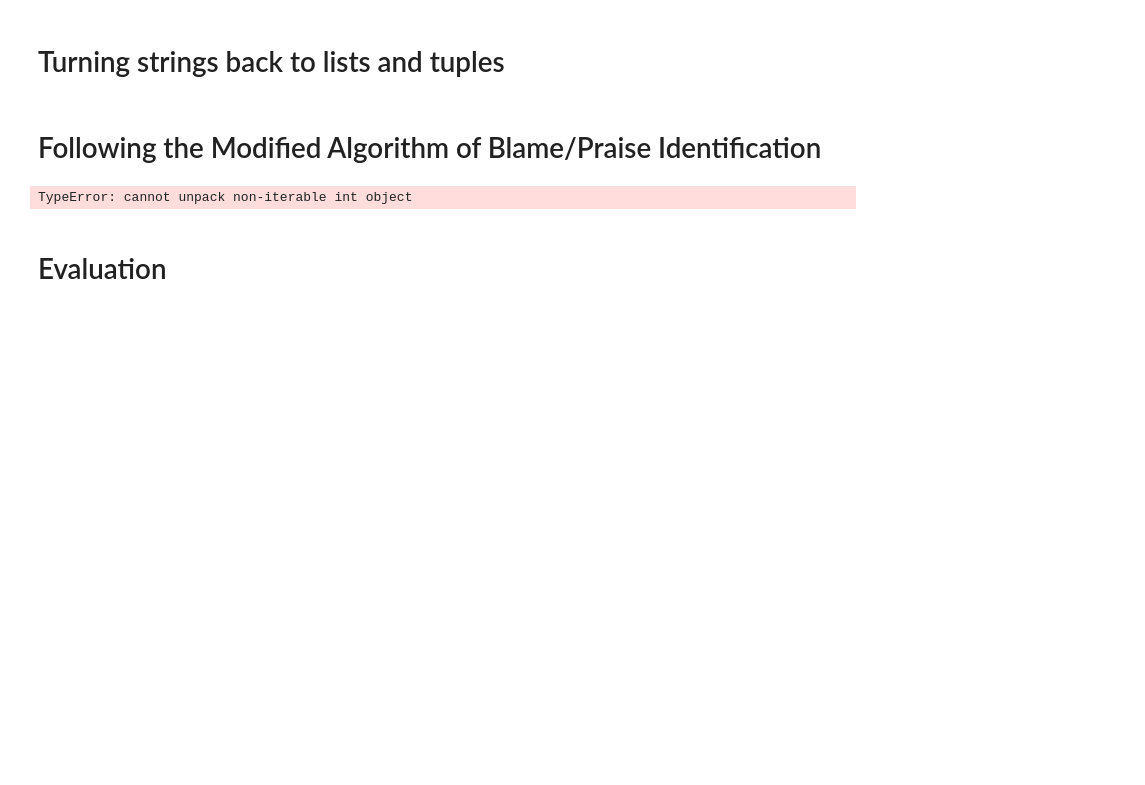
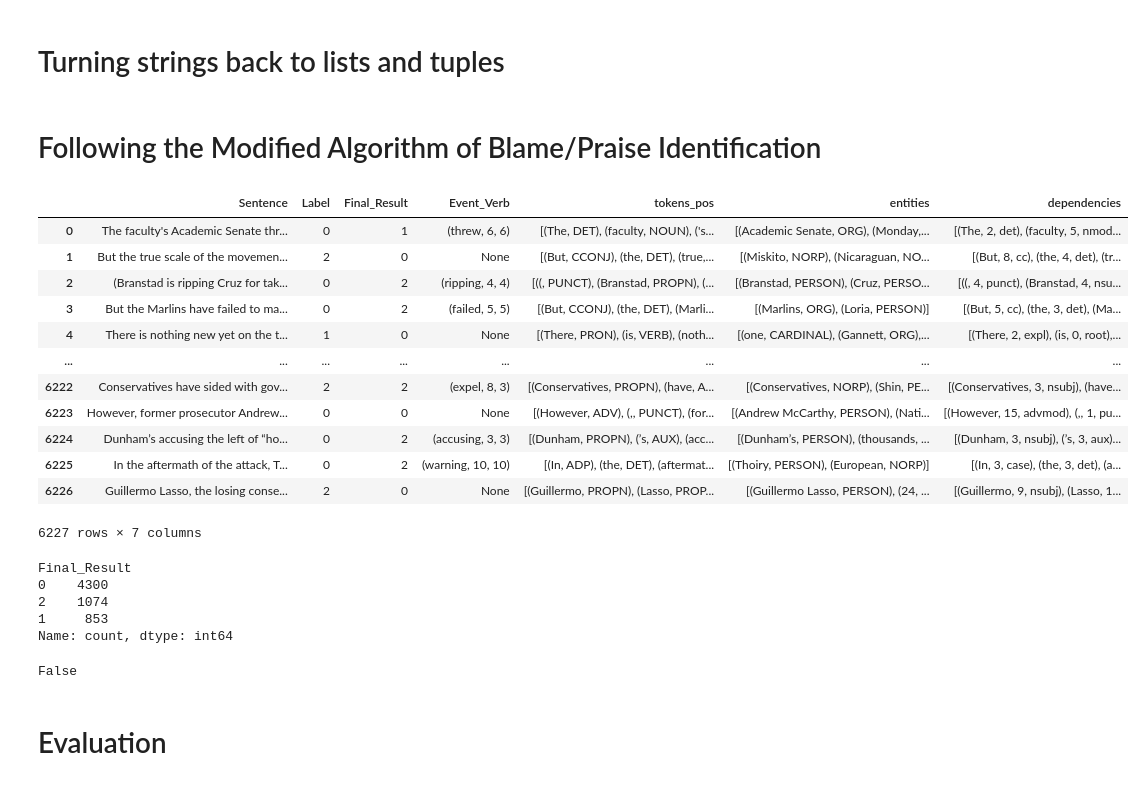
Before and after one commit to anastasia-belkina/Master-Thesis, a Jupyter notebook: Rule-Based Classifier/RB_Classifier_train_valid_third_model_1_df_29_09.ipynb, the cells around one changed output. Cells and saved outputs as stored; diff of their text form; code cells hidden in the pictures; blank space fills up the shorter version.

```diff
--- a/Rule-Based Classifier/RB_Classifier_train_valid_third_model_1_df_29_09.ipynb
+++ b/Rule-Based Classifier/RB_Classifier_train_valid_third_model_1_df_29_09.ipynb
@@ -26,15 +26,20 @@ import openpyxl
 # %%
 # Load the data
 column_names = ["Sentence", "Label", "tokens_pos", "entities", "dependencies"]
-df_train_ready = pd.read_csv('C:/Users/Anastasiia Belkina/MANNHEIM/MASTER_THESIS_CODE/Rule-Based Classifier/datasets_preprocessed/df_train_shuffled.txt', sep='\t', names=column_names)
-df_valid_ready = pd.read_csv('C:/Users/Anastasiia Belkina/MANNHEIM/MASTER_THESIS_CODE/Rule-Based Classifier/datasets_preprocessed/df_valid_shuffled.txt', sep='\t', names=column_names)
-df_test_ready = pd.read_csv('C:/Users/Anastasiia Belkina/MANNHEIM/MASTER_THESIS_CODE/Rule-Based Classifier/datasets_preprocessed/df_test_shuffled.txt', sep='\t', names=column_names)
+#df_train_ready = pd.read_csv('C:/Users/Anastasiia Belkina/MANNHEIM/MASTER_THESIS_CODE/Rule-Based Classifier/datasets_preprocessed/df_train_shuffled.txt', sep='\t', names=column_names)
+#df_valid_ready = pd.read_csv('C:/Users/Anastasiia Belkina/MANNHEIM/MASTER_THESIS_CODE/Rule-Based Classifier/datasets_preprocessed/df_valid_shuffled.txt', sep='\t', names=column_names)
+#df_test_ready = pd.read_csv('C:/Users/Anastasiia Belkina/MANNHEIM/MASTER_THESIS_CODE/Rule-Based Classifier/datasets_preprocessed/df_test_shuffled.txt', sep='\t', names=column_names)
+
+shuffled_df = pd.read_csv('C:/Users/Anastasiia Belkina/MANNHEIM/MASTER_THESIS_CODE/Rule-Based Classifier/datasets_preprocessed/shuffled_df.txt', sep='\t', names=column_names)
 
 # Unite whole data in one dataframe
-merged_df = pd.concat([df_train_ready, df_valid_ready, df_test_ready], ignore_index=True)
+#merged_df = pd.concat([df_train_ready, df_valid_ready, df_test_ready], ignore_index=True)
 
 # Shuffle the merged dataframe
-shuffled_df = merged_df.sample(frac=1, random_state=42).reset_index(drop=True)
+#shuffled_df = merged_df.sample(frac=1, random_state=42).reset_index(drop=True)
+
+# Save the DataFrame to a text file without column headings
+#shuffled_df.to_csv('C:/Users/Anastasiia Belkina/MANNHEIM/MASTER_THESIS_CODE/Rule-Based Classifier/datasets_preprocessed/shuffled_df.txt', header=False, index=False, sep='\t')
 
 # Remove leading and trailing spaces in the "Sentence" column
 shuffled_df['Sentence'] = shuffled_df['Sentence'].str.strip()
@@ -671,9 +699,3 @@ def label_the_row(row):
 
     else:
         return 0, None
-# %%
-# Apply the function to the dataset
-shuffled_df['Final_Result'], shuffled_df['Event_Verb'] = shuffled_df.apply(label_the_row, axis=1)
-shuffled_df = shuffled_df[['Sentence', 'Label', 'Final_Result', 'Event_Verb'] + [col for col in shuffled_df.columns if col not in ['Sentence', 'Label', 'Final_Result', 'Event_Verb']]]
-# %% [output]
-TypeError: cannot unpack non-iterable int object
@@ -680,7 +717,31 @@ TypeError: cannot unpack non-iterable int object
 # %%
-shuffled_df.head(10)
+shuffled_df
+# %% [output]
+|  | Sentence | Label | Final_Result | Event_Verb | tokens_pos | entities | dependencies |
+| 0 | The faculty's Academic Senate thr... | 0 | 1 | (threw, 6, 6) | [(The, DET), (faculty, NOUN), ('s... | [(Academic Senate, ORG), (Monday,... | [(The, 2, det), (faculty, 5, nmod... |
+| 1 | But the true scale of the movemen... | 2 | 0 | None | [(But, CCONJ), (the, DET), (true,... | [(Miskito, NORP), (Nicaraguan, NO... | [(But, 8, cc), (the, 4, det), (tr... |
+| 2 | (Branstad is ripping Cruz for tak... | 0 | 2 | (ripping, 4, 4) | [((, PUNCT), (Branstad, PROPN), (... | [(Branstad, PERSON), (Cruz, PERSO... | [((, 4, punct), (Branstad, 4, nsu... |
+| 3 | But the Marlins have failed to ma... | 0 | 2 | (failed, 5, 5) | [(But, CCONJ), (the, DET), (Marli... | [(Marlins, ORG), (Loria, PERSON)] | [(But, 5, cc), (the, 3, det), (Ma... |
+| 4 | There is nothing new yet on the t... | 1 | 0 | None | [(There, PRON), (is, VERB), (noth... | [(one, CARDINAL), (Gannett, ORG),... | [(There, 2, expl), (is, 0, root),... |
+| ... | ... | ... | ... | ... | ... | ... | ... |
+| 6222 | Conservatives have sided with gov... | 2 | 2 | (expel, 8, 3) | [(Conservatives, PROPN), (have, A... | [(Conservatives, NORP), (Shin, PE... | [(Conservatives, 3, nsubj), (have... |
+| 6223 | However, former prosecutor Andrew... | 0 | 0 | None | [(However, ADV), (,, PUNCT), (for... | [(Andrew McCarthy, PERSON), (Nati... | [(However, 15, advmod), (,, 1, pu... |
+| 6224 | Dunham’s accusing the left of “ho... | 0 | 2 | (accusing, 3, 3) | [(Dunham, PROPN), (’s, AUX), (acc... | [(Dunham’s, PERSON), (thousands, ... | [(Dunham, 3, nsubj), (’s, 3, aux)... |
+| 6225 | In the aftermath of the attack, T... | 0 | 2 | (warning, 10, 10) | [(In, ADP), (the, DET), (aftermat... | [(Thoiry, PERSON), (European, NORP)] | [(In, 3, case), (the, 3, det), (a... |
+| 6226 | Guillermo Lasso, the losing conse... | 2 | 0 | None | [(Guillermo, PROPN), (Lasso, PROP... | [(Guillermo Lasso, PERSON), (24, ... | [(Guillermo, 9, nsubj), (Lasso, 1... |
+6227 rows × 7 columns
 # %%
 shuffled_df['Final_Result'].value_counts()
+# %% [output]
+Final_Result
+0    4300
+2    1074
+1     853
+Name: count, dtype: int64
+# %%
+shuffled_df['Final_Result'].isnull().values.any()
+# %% [output]
+False
 # %% [markdown]
 # Evaluation
 # %%
```
Also changed, not shown: parts of 19 cells of this notebook, 2 other files.
